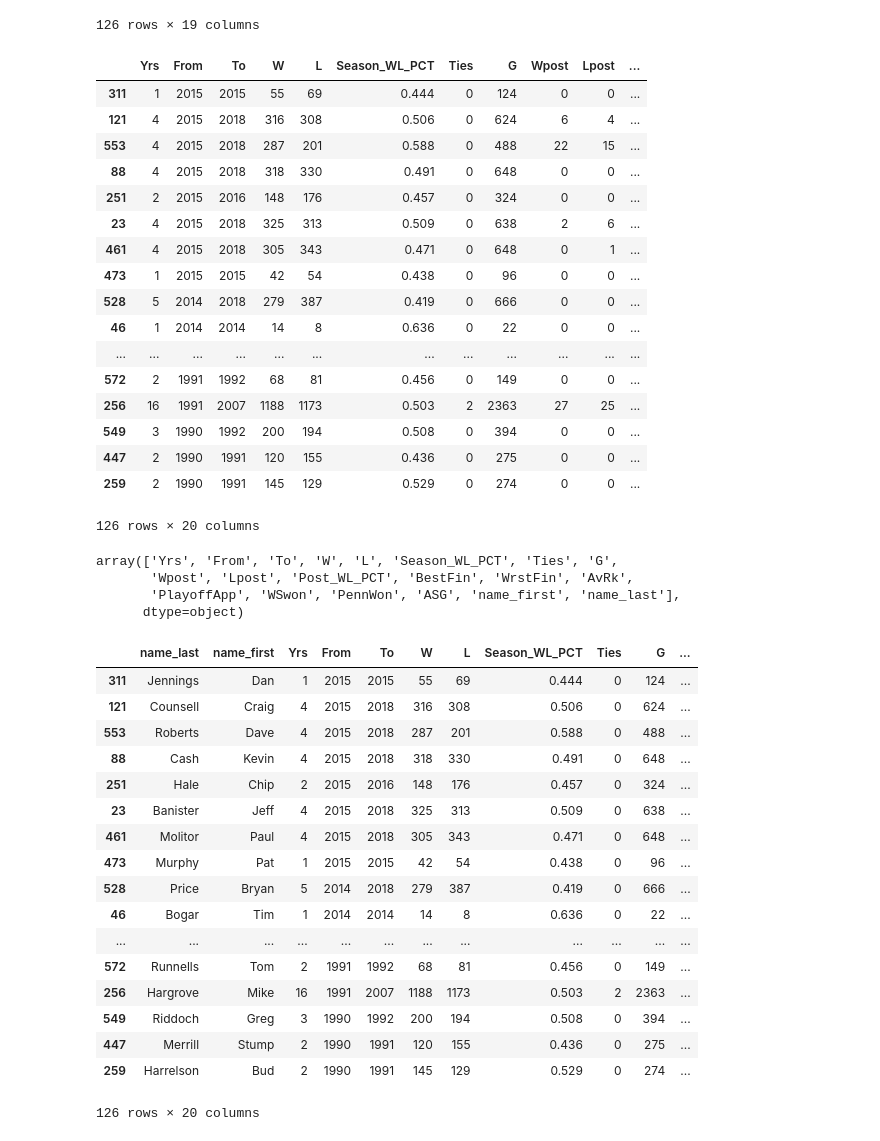
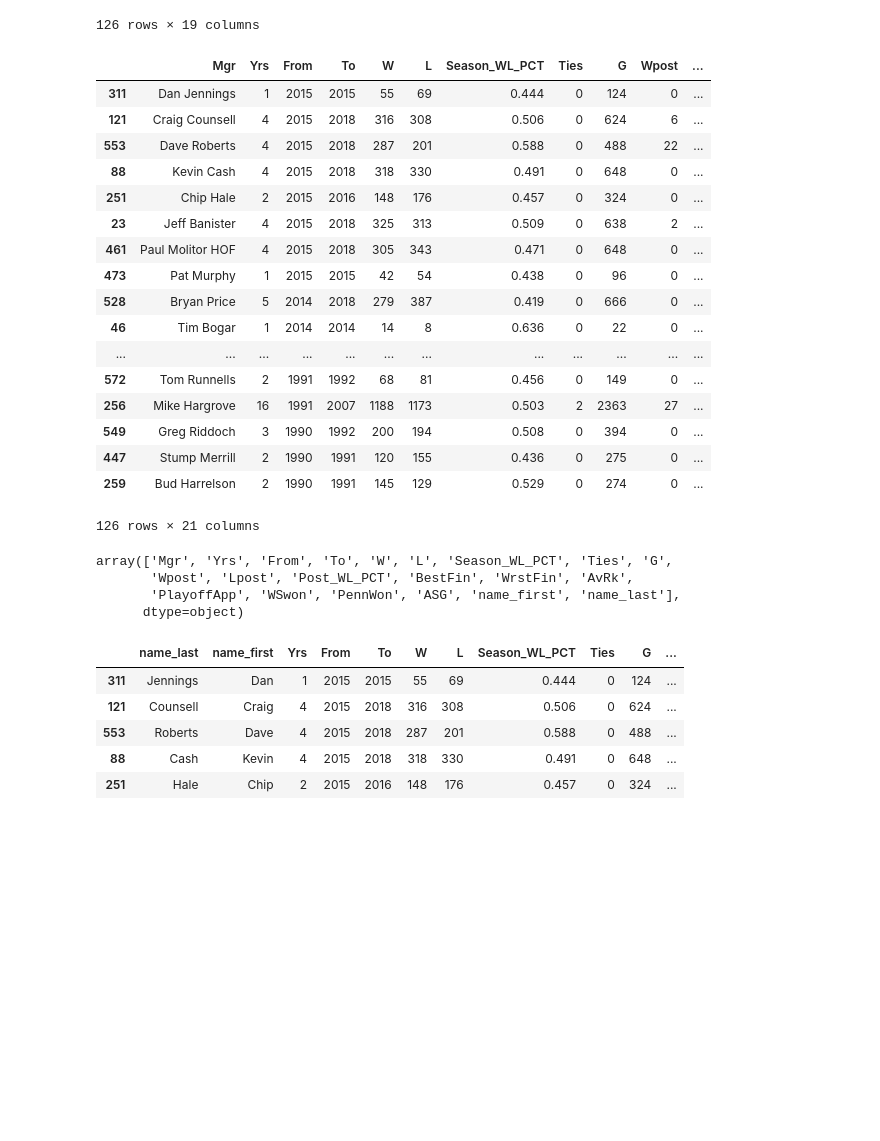
Before and after one commit to bbasista87/ETL_Project, a Jupyter notebook: Manangers_Data.ipynb, the cells around one changed output. Drawn from its saved outputs; the diff is of its cells as text; code cells hidden in the pictures; blank space fills up the shorter version.

```diff
--- a/Manangers_Data.ipynb
+++ b/Manangers_Data.ipynb
@@ -56,8 +30,5 @@ df2
 #create df
 df = tables[0]
 
-#rename column
-df = df.rename(columns={'Mgr': 'nameGiven'})
-
 df
 # %% [output]
@@ -265,60 +213,46 @@ splitted = manager_df['Mgr'].str.split()
 manager_df['name_first'] = splitted.str[0]
 manager_df['name_last'] = splitted.str[1]
 
-#drop Mgr column
-manager_df = manager_df.drop(columns=['Mgr'])
 manager_df
 # %% [output]
-|  | Yrs | From | To | W | L | Season_WL_PCT | Ties | G | Wpost | Lpost | ... |
-| 311 | 1 | 2015 | 2015 | 55 | 69 | 0.444 | 0 | 124 | 0 | 0 | ... |
-| 121 | 4 | 2015 | 2018 | 316 | 308 | 0.506 | 0 | 624 | 6 | 4 | ... |
-| 553 | 4 | 2015 | 2018 | 287 | 201 | 0.588 | 0 | 488 | 22 | 15 | ... |
-| 88 | 4 | 2015 | 2018 | 318 | 330 | 0.491 | 0 | 648 | 0 | 0 | ... |
-| 251 | 2 | 2015 | 2016 | 148 | 176 | 0.457 | 0 | 324 | 0 | 0 | ... |
-| 23 | 4 | 2015 | 2018 | 325 | 313 | 0.509 | 0 | 638 | 2 | 6 | ... |
-| 461 | 4 | 2015 | 2018 | 305 | 343 | 0.471 | 0 | 648 | 0 | 1 | ... |
-| 473 | 1 | 2015 | 2015 | 42 | 54 | 0.438 | 0 | 96 | 0 | 0 | ... |
-| 528 | 5 | 2014 | 2018 | 279 | 387 | 0.419 | 0 | 666 | 0 | 0 | ... |
-| 46 | 1 | 2014 | 2014 | 14 | 8 | 0.636 | 0 | 22 | 0 | 0 | ... |
+|  | Mgr | Yrs | From | To | W | L | Season_WL_PCT | Ties | G | Wpost | ... |
+| 311 | Dan Jennings | 1 | 2015 | 2015 | 55 | 69 | 0.444 | 0 | 124 | 0 | ... |
+| 121 | Craig Counsell | 4 | 2015 | 2018 | 316 | 308 | 0.506 | 0 | 624 | 6 | ... |
+| 553 | Dave Roberts | 4 | 2015 | 2018 | 287 | 201 | 0.588 | 0 | 488 | 22 | ... |
+| 88 | Kevin Cash | 4 | 2015 | 2018 | 318 | 330 | 0.491 | 0 | 648 | 0 | ... |
+| 251 | Chip Hale | 2 | 2015 | 2016 | 148 | 176 | 0.457 | 0 | 324 | 0 | ... |
+| 23 | Jeff Banister | 4 | 2015 | 2018 | 325 | 313 | 0.509 | 0 | 638 | 2 | ... |
+| 461 | Paul Molitor HOF | 4 | 2015 | 2018 | 305 | 343 | 0.471 | 0 | 648 | 0 | ... |
+| 473 | Pat Murphy | 1 | 2015 | 2015 | 42 | 54 | 0.438 | 0 | 96 | 0 | ... |
+| 528 | Bryan Price | 5 | 2014 | 2018 | 279 | 387 | 0.419 | 0 | 666 | 0 | ... |
+| 46 | Tim Bogar | 1 | 2014 | 2014 | 14 | 8 | 0.636 | 0 | 22 | 0 | ... |
 | ... | ... | ... | ... | ... | ... | ... | ... | ... | ... | ... | ... |
-| 572 | 2 | 1991 | 1992 | 68 | 81 | 0.456 | 0 | 149 | 0 | 0 | ... |
-| 256 | 16 | 1991 | 2007 | 1188 | 1173 | 0.503 | 2 | 2363 | 27 | 25 | ... |
-| 549 | 3 | 1990 | 1992 | 200 | 194 | 0.508 | 0 | 394 | 0 | 0 | ... |
-| 447 | 2 | 1990 | 1991 | 120 | 155 | 0.436 | 0 | 275 | 0 | 0 | ... |
-| 259 | 2 | 1990 | 1991 | 145 | 129 | 0.529 | 0 | 274 | 0 | 0 | ... |
+| 572 | Tom Runnells | 2 | 1991 | 1992 | 68 | 81 | 0.456 | 0 | 149 | 0 | ... |
+| 256 | Mike Hargrove | 16 | 1991 | 2007 | 1188 | 1173 | 0.503 | 2 | 2363 | 27 | ... |
+| 549 | Greg Riddoch | 3 | 1990 | 1992 | 200 | 194 | 0.508 | 0 | 394 | 0 | ... |
+| 447 | Stump Merrill | 2 | 1990 | 1991 | 120 | 155 | 0.436 | 0 | 275 | 0 | ... |
+| 259 | Bud Harrelson | 2 | 1990 | 1991 | 145 | 129 | 0.529 | 0 | 274 | 0 | ... |
-126 rows × 20 columns
+126 rows × 21 columns
 # %%
 #view column array
 manager_df.columns.values
 # %% [output]
-array(['Yrs', 'From', 'To', 'W', 'L', 'Season_WL_PCT', 'Ties', 'G',
+array(['Mgr', 'Yrs', 'From', 'To', 'W', 'L', 'Season_WL_PCT', 'Ties', 'G',
        'Wpost', 'Lpost', 'Post_WL_PCT', 'BestFin', 'WrstFin', 'AvRk',
        'PlayoffApp', 'WSwon', 'PennWon', 'ASG', 'name_first', 'name_last'],
       dtype=object)
 # %%
-#rearrange columns
+#rearrange columns and drop 'Mgr' column
 columns = ['name_last', 'name_first','Yrs', 'From', 'To', 'W', 'L', 'Season_WL_PCT', 'Ties', 'G',
        'Wpost', 'Lpost', 'Post_WL_PCT', 'BestFin', 'WrstFin', 'AvRk',
        'PlayoffApp', 'WSwon', 'PennWon', 'ASG']
-manager_df = manager_df.loc[:, columns]
+manager_final = manager_df.loc[:, columns]
 
-manager_df
+manager_final.head()
 # %% [output]
 |  | name_last | name_first | Yrs | From | To | W | L | Season_WL_PCT | Ties | G | ... |
 | 311 | Jennings | Dan | 1 | 2015 | 2015 | 55 | 69 | 0.444 | 0 | 124 | ... |
 | 121 | Counsell | Craig | 4 | 2015 | 2018 | 316 | 308 | 0.506 | 0 | 624 | ... |
 | 553 | Roberts | Dave | 4 | 2015 | 2018 | 287 | 201 | 0.588 | 0 | 488 | ... |
 | 88 | Cash | Kevin | 4 | 2015 | 2018 | 318 | 330 | 0.491 | 0 | 648 | ... |
 | 251 | Hale | Chip | 2 | 2015 | 2016 | 148 | 176 | 0.457 | 0 | 324 | ... |
-| 23 | Banister | Jeff | 4 | 2015 | 2018 | 325 | 313 | 0.509 | 0 | 638 | ... |
-| 461 | Molitor | Paul | 4 | 2015 | 2018 | 305 | 343 | 0.471 | 0 | 648 | ... |
-| 473 | Murphy | Pat | 1 | 2015 | 2015 | 42 | 54 | 0.438 | 0 | 96 | ... |
-| 528 | Price | Bryan | 5 | 2014 | 2018 | 279 | 387 | 0.419 | 0 | 666 | ... |
-| 46 | Bogar | Tim | 1 | 2014 | 2014 | 14 | 8 | 0.636 | 0 | 22 | ... |
-| ... | ... | ... | ... | ... | ... | ... | ... | ... | ... | ... | ... |
-| 572 | Runnells | Tom | 2 | 1991 | 1992 | 68 | 81 | 0.456 | 0 | 149 | ... |
-| 256 | Hargrove | Mike | 16 | 1991 | 2007 | 1188 | 1173 | 0.503 | 2 | 2363 | ... |
-| 549 | Riddoch | Greg | 3 | 1990 | 1992 | 200 | 194 | 0.508 | 0 | 394 | ... |
-| 447 | Merrill | Stump | 2 | 1990 | 1991 | 120 | 155 | 0.436 | 0 | 275 | ... |
-| 259 | Harrelson | Bud | 2 | 1990 | 1991 | 145 | 129 | 0.529 | 0 | 274 | ... |
-126 rows × 20 columns
```
Also changed, not shown: parts of 3 cells of this notebook, 4 other files.
